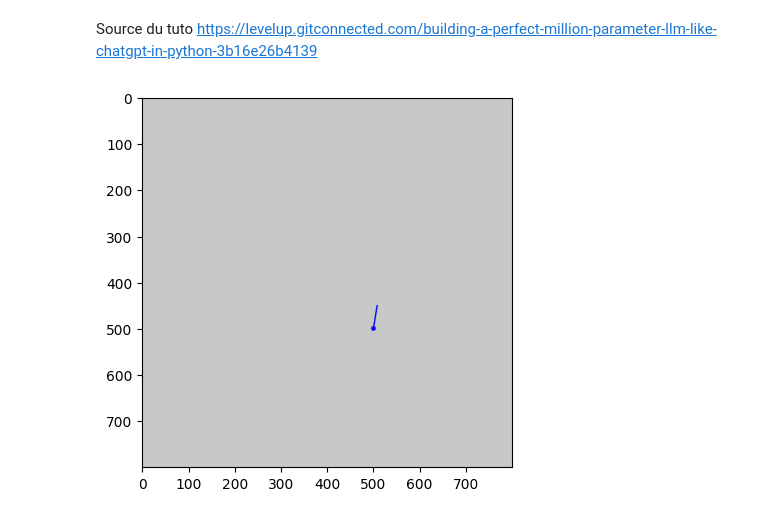
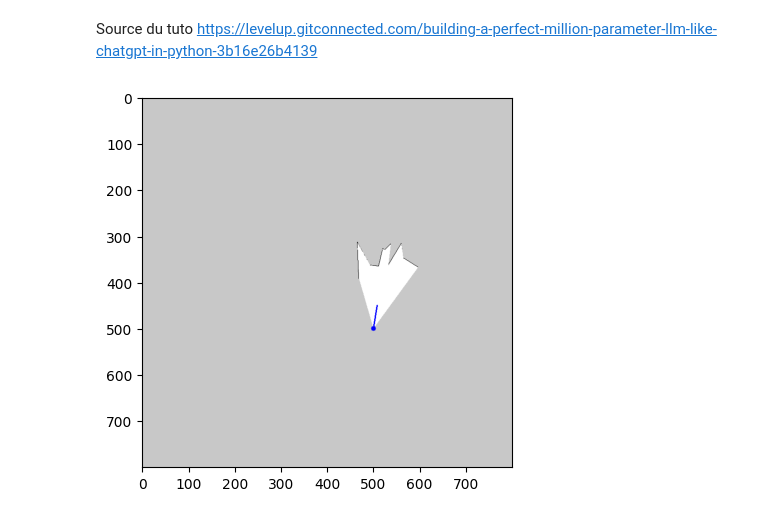
Before and after one commit to cyFou/testColab, a Jupyter notebook: ia2thor.ipynb, the cells around one changed output. Saved outputs shown, nothing was run; the diff lists cells and outputs as text; code cells hidden in the pictures.

```diff
--- a/ia2thor.ipynb
+++ b/ia2thor.ipynb
@@ -54,8 +54,8 @@ robot_matrix = map_matrix @ world_matrix
 
 clip_distance_max = 2
 nbP = 200
-lidar = np.ones(nbP) * 3.0
-#lidar = np.random.uniform(low=1, high=4, size=nbP)
+#lidar = np.ones(nbP) * 3.0
+lidar = np.random.uniform(low=1, high=4, size=nbP)
 #px,pz = world_to_map(px,pz)
 
 # les point de depth
@@ -65,7 +65,7 @@ fx = W / (2 * math.tan(math.radians(fov / 2)))
 cx = W / 2
 
 #ramener les point du lidar dans le repère du monde
-step_px =10
+step_px = 5
 lidar = lidar[::step_px]
 r = np.arange(0,W,step_px,float)
 valid = (lidar > 0) & (lidar < clip_distance_max) #remove from the depth image all values above a given value (meters).
@@ -73,34 +73,34 @@ valid = np.ravel(valid)
 lidar = lidar[valid]
 r=r[valid]
 X = lidar * (r-cx) / fx
 Z = lidar
 X = np.stack((X,Z,np.ones(X.shape[0])))
 X = robot_matrix  @ X
 
 # ligne pour les obstacles
 #occupancy_grid[polygon_perimeter(X[1],X[0])] = 1
 for u in range(1,X.shape[1]):
   occupancy_grid[line(int(X[1,u]), int(X[0,u]),int(X[1,u-1]), int(X[0,u-1]))]=1
 
 
 #zone libre
 X = np.hstack((X, map_matrix @ np.array([[px], [pz], [1.0]])) )
 rr, cc = polygon(X[1], X[0], occupancy_grid.shape)
 occupancy_grid[rr, cc] = 0
 
 #position du robot
 minimap = draw_map()
 cv2.circle(minimap, world_to_map(px,pz), 5, (0, 0, 255), -1)
 
 # Dessiner l'orientation
 l = world_matrix @ np.array([0, 0.5,1])
 cv2.line(minimap, world_to_map(px,pz), world_to_map(l[0], l[1]), (0, 0, 255), 2)
 
 # Display the array as a grayscale image
 plt.imshow(minimap)
 plt.show()
 # %% [output]
-[figure, old version]
+[figure, new version]
 # %%
 X, Y = np.mgrid[0:1:5j, 0:1:5j]
 x, y = X.ravel(), Y.ravel()
```
Also changed, not shown: parts of 6 cells of this notebook.
